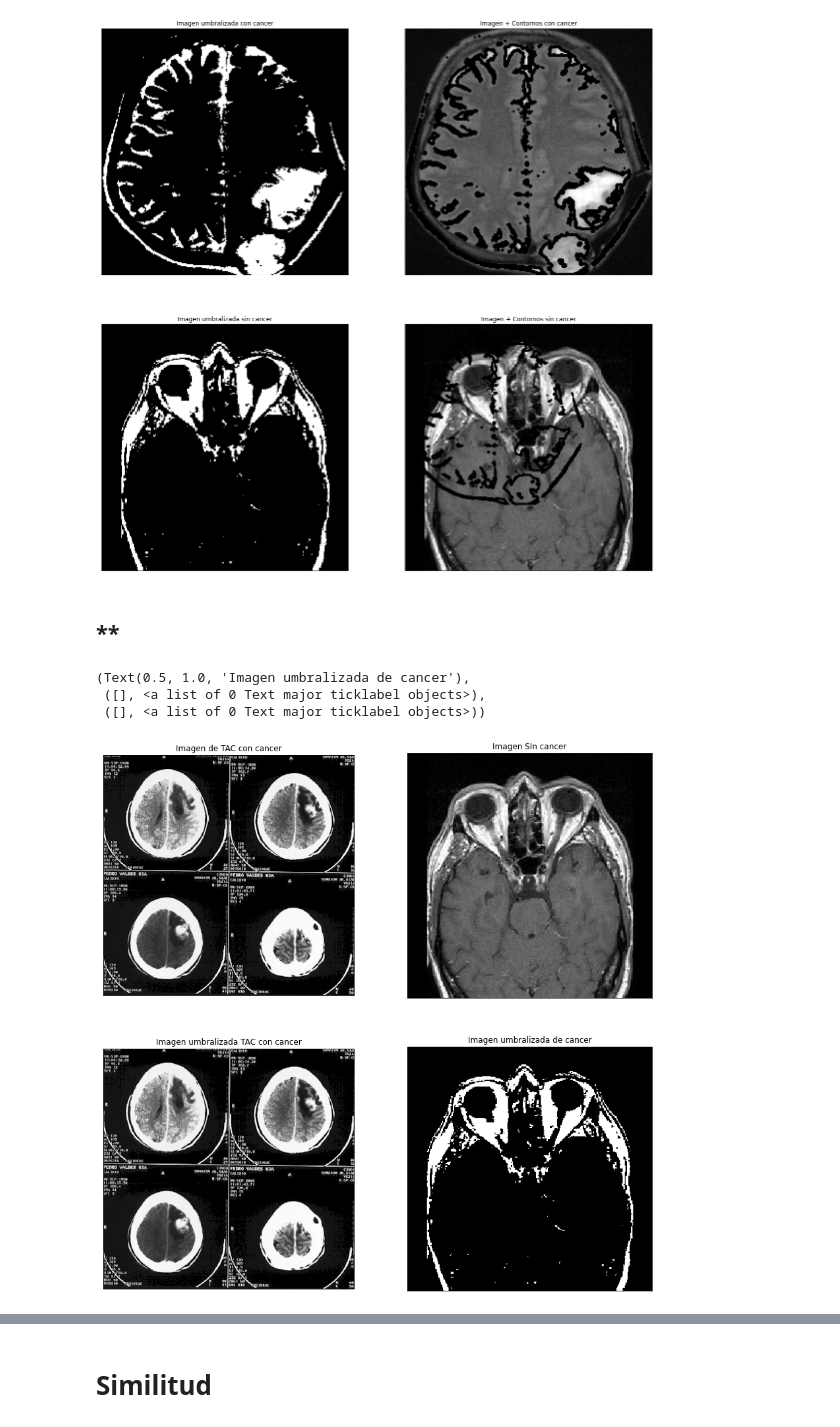
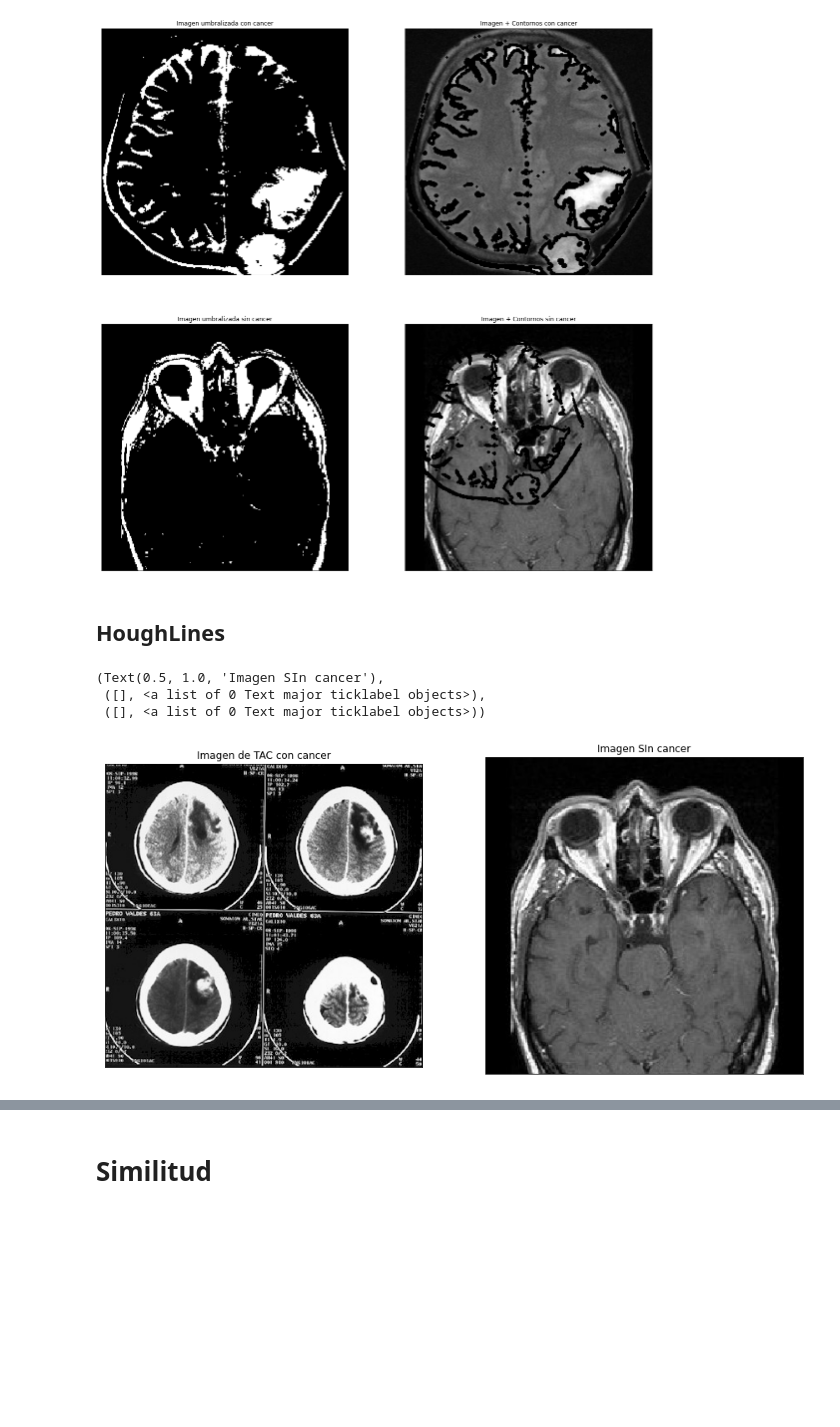
Before and after one commit to CamSP/tenicas-ia-opencv, a Jupyter notebook: Tecnicas de IA/Taller 4/Taller4.ipynb, the cells around one changed output, grey strips where cells are left out. Saved outputs shown, nothing was run; the diff lists cells and outputs as text; code cells hidden in the pictures; blank space fills up the shorter version.

```diff
--- a/Tecnicas de IA/Taller 4/Taller4.ipynb
+++ b/Tecnicas de IA/Taller 4/Taller4.ipynb
@@ -76,30 +76,21 @@ plt.title('Imagen + Contornos sin cancer'),plt.xticks([]),plt.yticks([])
  ([], <a list of 0 Text major ticklabel objects>))
 [figure]
 # %% [markdown]
-## **
+## **HoughLines**
 # %%
 #Carga de archivos
 cancer = cv2.imread("/content/drive/MyDrive/Colab Notebooks/TIA/Taller_3/fig/meningiom2.jpg") #Se montan las imagenes desde el drive images.png meningiom2.jpg Cancer (4).tif crucigrama.jpg
-not_cancer = cv2.imread("/content/drive/MyDrive/Colab Notebooks/TIA/Taller_3/fig/Not Cancer  (1).jpg", 0) #Se montan las imagenes desde el drive
-
-#Umbralización
-th, binary_c = cv2.threshold(cancer, 120, 255, cv2.THRESH_BINARY)
-binary_c = cv2.cvtColor(cancer, cv2.COLOR_BGR2GRAY)
-th, binary_nc = cv2.threshold(not_cancer, 127, 255, cv2.THRESH_BINARY)
+not_cancer = cv2.imread("/content/drive/MyDrive/Colab Notebooks/TIA/Taller_3/fig/Not Cancer  (1).jpg") #Se montan las imagenes desde el drive
 
 #Visualización
 plt.figure(1, figsize=(15,15))
-plt.subplot(221), plt.imshow(cancer,cmap='gray')
+plt.subplot(121), plt.imshow(cancer,cmap='gray')
 plt.title('Imagen de TAC con cancer'),plt.xticks([]),plt.yticks([])
-plt.subplot(222), plt.imshow(not_cancer,cmap='gray')
+plt.subplot(122), plt.imshow(not_cancer,cmap='gray')
 plt.title('Imagen SIn cancer'),plt.xticks([]),plt.yticks([])
-plt.subplot(223), plt.imshow(binary_c,cmap='gray')
-plt.title('Imagen umbralizada TAC con cancer'),plt.xticks([]),plt.yticks([])
-plt.subplot(224), plt.imshow(binary_nc,cmap='gray')
-plt.title('Imagen umbralizada de cancer'),plt.xticks([]),plt.yticks([])
 # %% [output]
-(Text(0.5, 1.0, 'Imagen umbralizada de cancer'),
+(Text(0.5, 1.0, 'Imagen SIn cancer'),
  ([], <a list of 0 Text major ticklabel objects>),
  ([], <a list of 0 Text major ticklabel objects>))
-[figure, old version]
+[figure, new version]
 # %%
```
Also changed, not shown: parts of 4 cells of this notebook.
